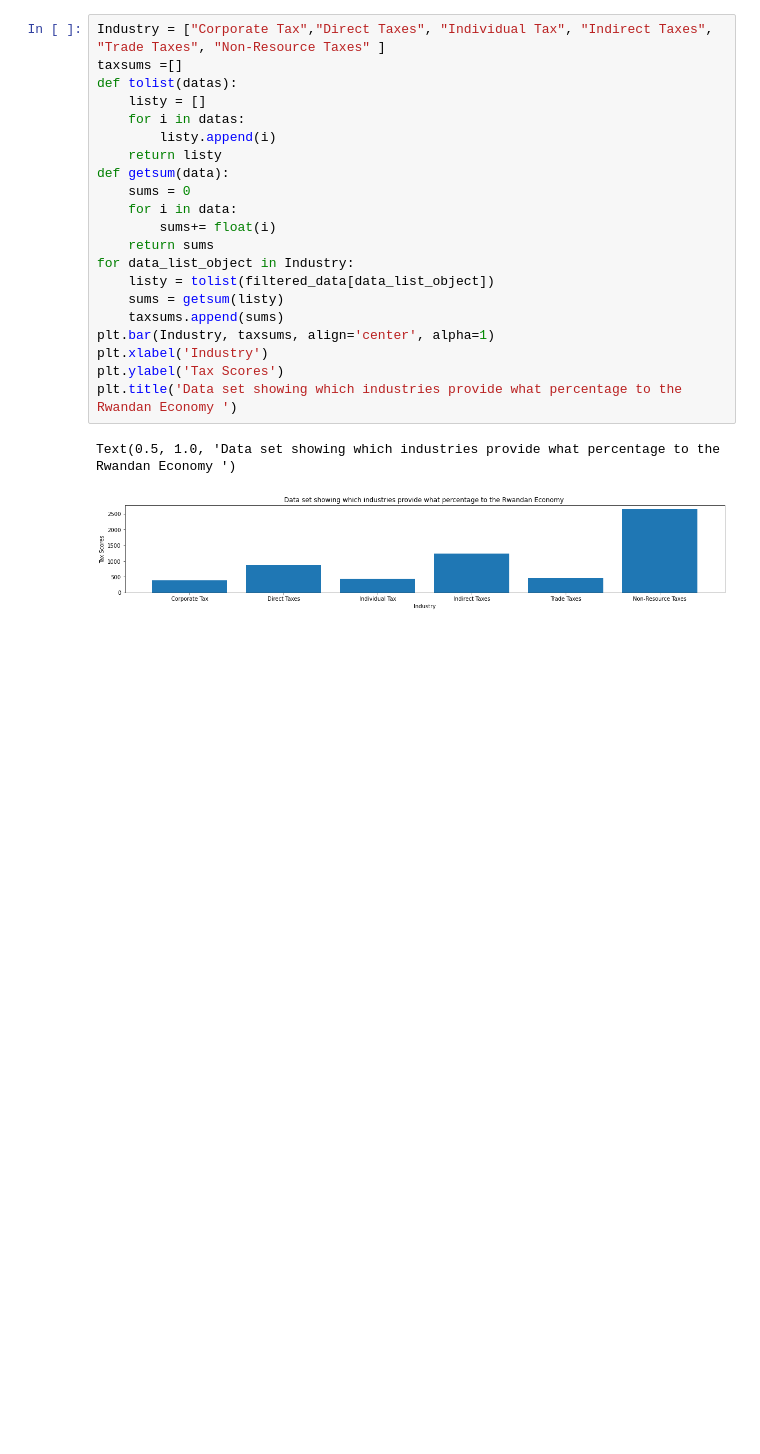
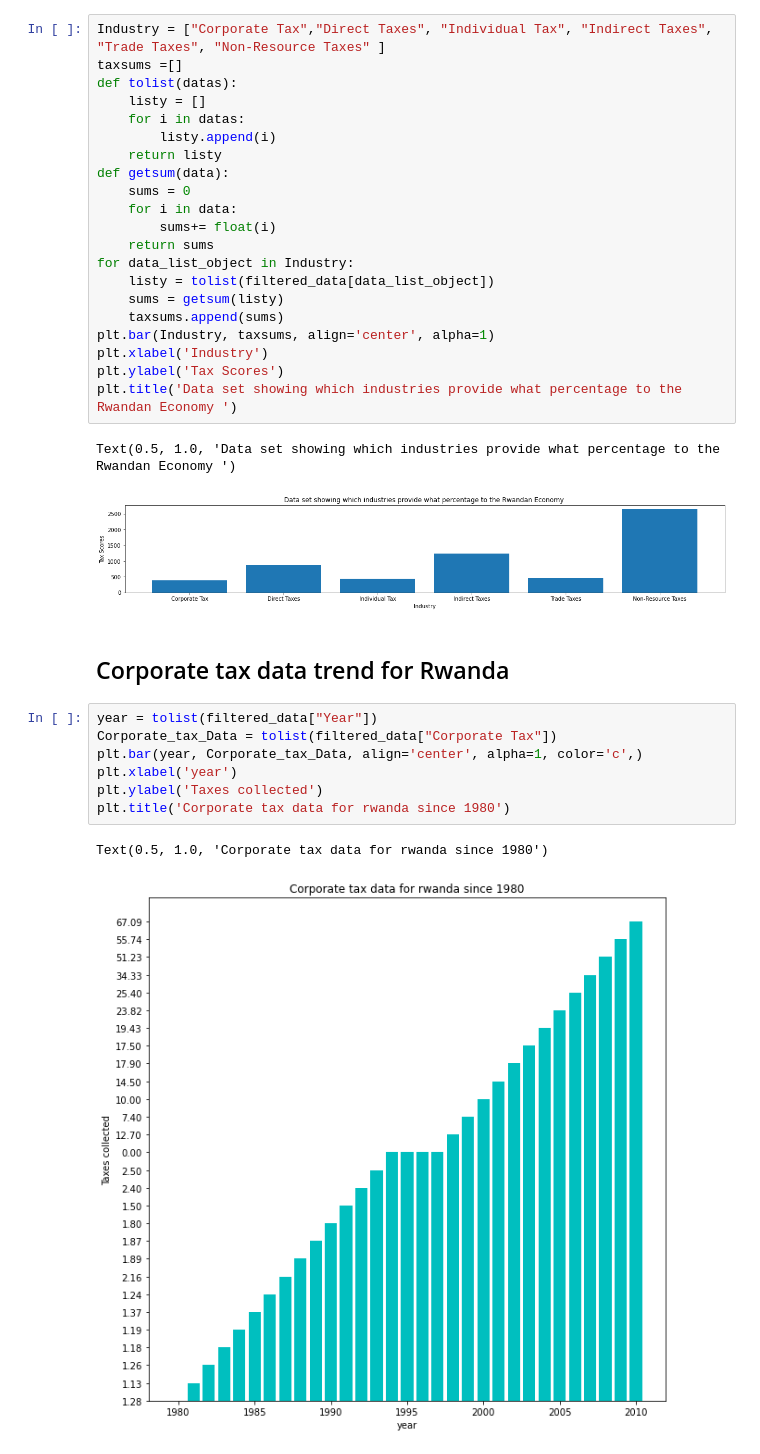
Before and after one commit to EdwardObala1/ML_Simple_Datacleaning, a Jupyter notebook: Group_Work_2_RRA/Group_Work_Assignment2.ipynb, the cells around one changed output. Cells and saved outputs as stored; diff of their text form; blank space fills up the shorter version.

Commit message:
Finished ploting the graphs

```diff
--- a/Group_Work_2_RRA/Group_Work_Assignment2.ipynb
+++ b/Group_Work_2_RRA/Group_Work_Assignment2.ipynb
@@ -306,3 +307,15 @@ plt.title('Data set showing which industries provide what percentage to the Rwan
 # %% [output]
 Text(0.5, 1.0, 'Data set showing which industries provide what percentage to the Rwandan Economy ')
 [figure]
+# %% [markdown]
+## Corporate tax data trend for Rwanda
+# %%
+year = tolist(filtered_data["Year"])
+Corporate_tax_Data = tolist(filtered_data["Corporate Tax"])
+plt.bar(year, Corporate_tax_Data, align='center', alpha=1, color='c',)
+plt.xlabel('year')
+plt.ylabel('Taxes collected')
+plt.title('Corporate tax data for rwanda since 1980')
+# %% [output]
+Text(0.5, 1.0, 'Corporate tax data for rwanda since 1980')
+[figure, added]
```
Also changed, not shown: parts of 7 cells of this notebook.
